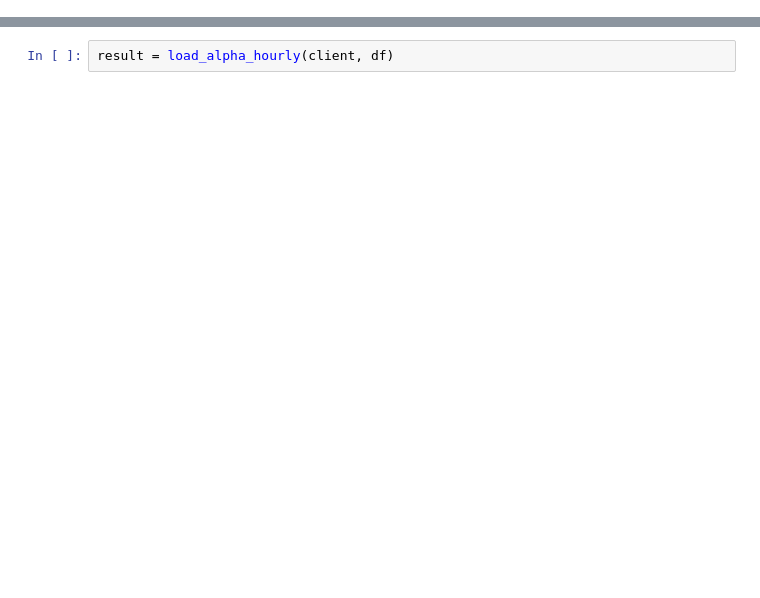
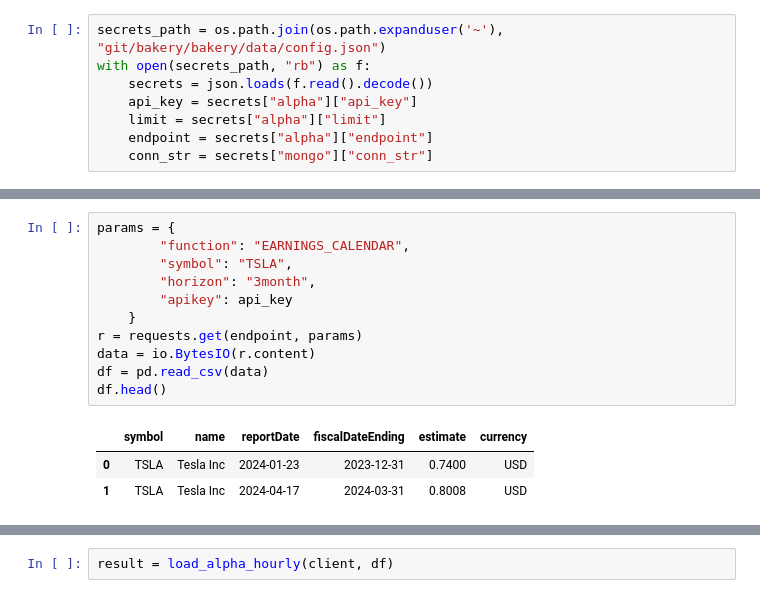
Before and after one commit to MarkEidsaune/bakery, a Jupyter notebook: bakery/data/alpha.ipynb, the cells around one changed output, grey strips where cells are left out. Drawn from its saved outputs; the diff is of its cells as text; blank space fills up the shorter version.

```diff
--- a/bakery/data/alpha.ipynb
+++ b/bakery/data/alpha.ipynb
@@ -8,0 +12,8 @@ from pymongo import MongoClient
+# %%
+secrets_path = os.path.join(os.path.expanduser('~'), "git/bakery/bakery/data/config.json")
+with open(secrets_path, "rb") as f:
+    secrets = json.loads(f.read().decode())
+    api_key = secrets["alpha"]["api_key"]
+    limit = secrets["alpha"]["limit"]
+    endpoint = secrets["alpha"]["endpoint"]
+    conn_str = secrets["mongo"]["conn_str"]
@@ -8,0 +162,15 @@ from pymongo import MongoClient
+# %%
+params = {
+        "function": "EARNINGS_CALENDAR",
+        "symbol": "TSLA",
+        "horizon": "3month",
+        "apikey": api_key
+    }
+r = requests.get(endpoint, params)
+data = io.BytesIO(r.content)
+df = pd.read_csv(data)
+df.head()
+# %% [output]
+|  | symbol | name | reportDate | fiscalDateEnding | estimate | currency |
+| 0 | TSLA | Tesla Inc | 2024-01-23 | 2023-12-31 | 0.7400 | USD |
+| 1 | TSLA | Tesla Inc | 2024-04-17 | 2024-03-31 | 0.8008 | USD |
```
Also changed, not shown: parts of 45 cells of this notebook, 6 other files.
